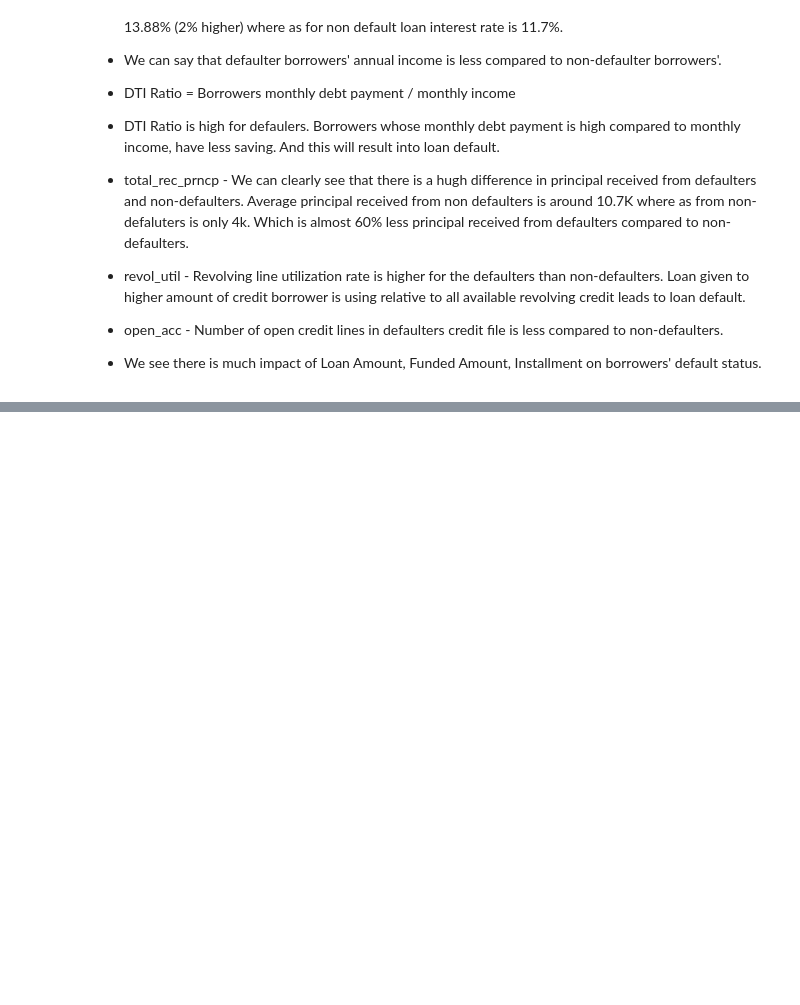
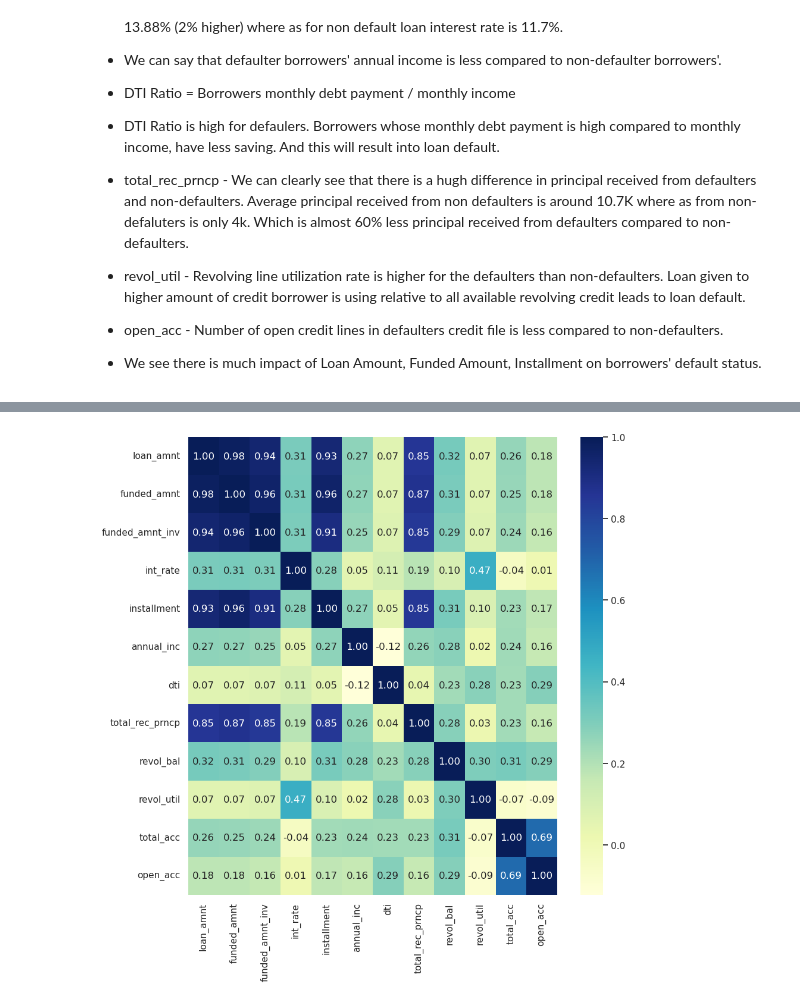
Before and after one commit to irish-luong/LandingClubCaseStudy, a Jupyter notebook: Dnyaneshwari_lending_club_case_study.ipynb, the cells around one changed output, grey strips where cells are left out. Cells and saved outputs as stored; diff of their text form; code cells hidden in the pictures; blank space fills up the shorter version.

```diff
--- a/Dnyaneshwari_lending_club_case_study.ipynb
+++ b/Dnyaneshwari_lending_club_case_study.ipynb
@@ -431,0 +452,19 @@ field =  annual_inc
+# %%
+sns.set()
+plt.figure(figsize=(10, 10))  # Set the figure size
+heatmap = sns.heatmap(df_final[['loan_amnt',
+ 'funded_amnt',
+ 'funded_amnt_inv',
+ 'int_rate',
+ 'installment',
+ 'annual_inc',
+ 'dti',
+ 'total_rec_prncp',
+ 'revol_bal',
+ 'revol_util',
+ 'total_acc',
+ 'open_acc']].corr(), fmt='0.2f', cmap="YlGnBu", annot=True)
+
+plt.show()
+# %% [output]
+[figure, added]
```
Also changed, not shown: parts of 4 cells of this notebook.
